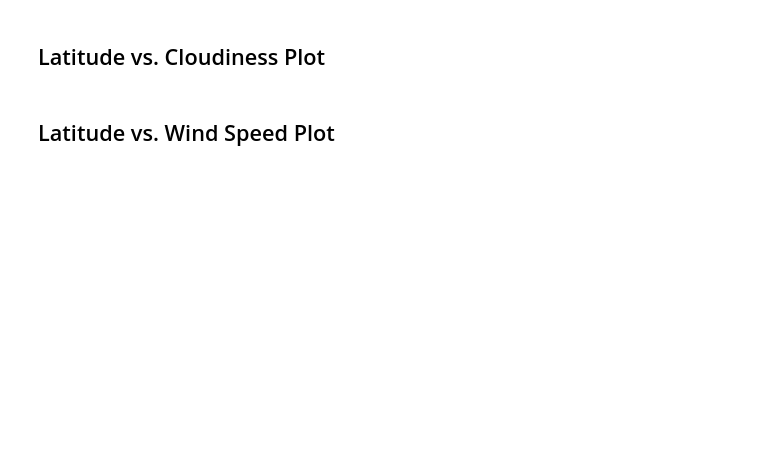
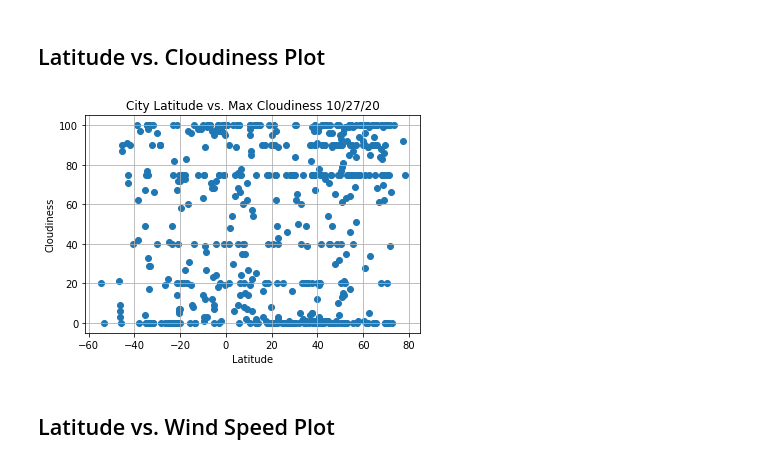
Before and after one commit to rowlandtina/Python-APIs, a Jupyter notebook: Instructions/starter_code/WeatherPy.ipynb, the cells around one changed output. Saved outputs shown, nothing was run; the diff lists cells and outputs as text; code cells hidden in the pictures; blank space fills up the shorter version.

```diff
--- a/Instructions/starter_code/WeatherPy.ipynb
+++ b/Instructions/starter_code/WeatherPy.ipynb
@@ -83,4 +234,21 @@ Skip this step if there are no cities that have humidity > 100%.
 # %% [markdown]
 ## Latitude vs. Cloudiness Plot
+# %%
+# Build a scatter plot for each data type
+plt.scatter(lats, cloudiness, marker="o")
+
+# Incorporate the other graph properties
+plt.title(f'City Latitude vs. Max Cloudiness {time.strftime("%x")}')
+plt.ylabel("Cloudiness")
+plt.xlabel("Latitude")
+plt.grid(True)
+
+# Save the figure
+plt.savefig("../output_data/City Latitude vs. Cloudiness.png")
+
+# Show plot
+plt.show()
+# %% [output]
+[figure, added]
 # %% [markdown]
 ## Latitude vs. Wind Speed Plot
```
Also changed, not shown: parts of 25 cells of this notebook, 9 other files.
